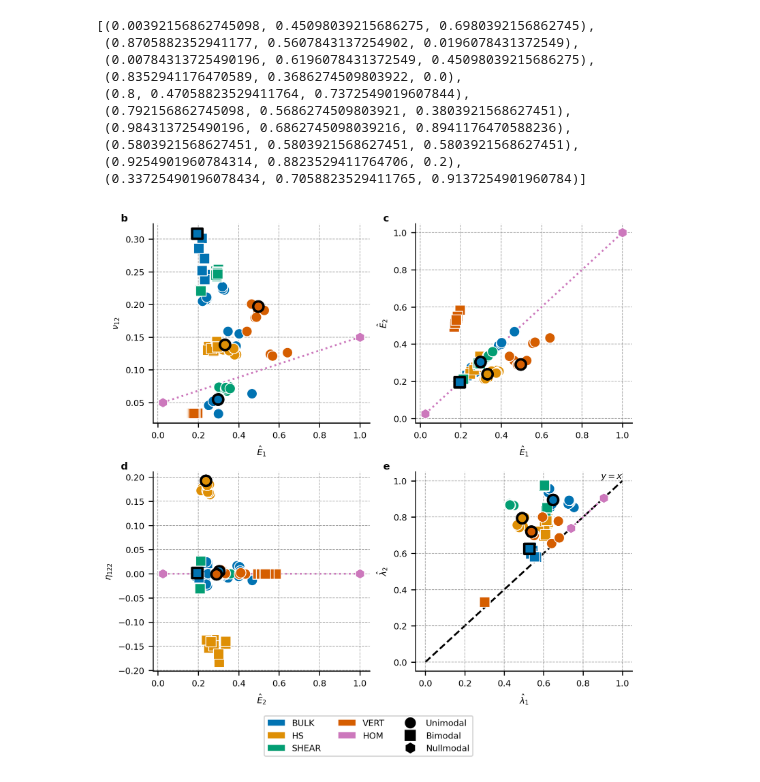
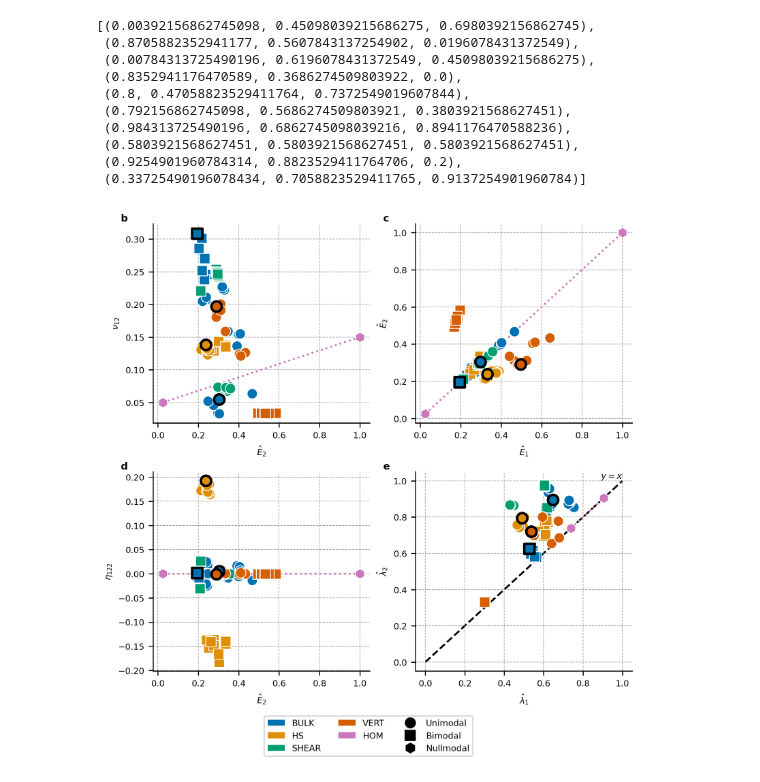
Before and after one commit to TransformativeRoboticsLab/FDE-Metamaterials, a Jupyter notebook: analysis/fig3.ipynb, the cells around one changed output. Cells and saved outputs as stored; diff of their text form; code cells hidden in the pictures.

```diff
--- a/analysis/fig3.ipynb
+++ b/analysis/fig3.ipynb
@@ -129,14 +132,14 @@ kwargs = dict(
 )
 # pairs of x and y keys into the dataframe
 xys = (
-    ('E1', 'nu12'),
+    ('E2', 'nu12'),
     ('E1', 'E2'),
     ('E2', 'eta122'),
     ('Normed_Eigenvalue_0', 'Normed_Eigenvalue_1')
 )
 # actual text we want as axes labels
 xy_labs = (
-    (r'$\hat{E}_1$', r'$\nu_{12}$'),
+    (r'$\hat{E}_2$', r'$\nu_{12}$'),
     (r'$\hat{E}_1$', r'$\hat{E}_2$'),
     (r'$\hat{E}_2$', r'$\eta_{122}$'),
     (r'$\hat{\lambda}_1$', r'$\hat{\lambda}_2$')
@@ -209,31 +212,31 @@ plt.tight_layout(pad=0.5)
 axs[1][1].plot([0, 1], [0, 1], color='k', linestyle='--', zorder=0)
 axs[1][1].text(1, 1, r'$y=x$', fontsize=FONTSIZE,
                verticalalignment='bottom', horizontalalignment='right')
 
 color_legend = [Patch(facecolor=c, label=l)
                 for l, c in
                 zip(df['basis_v'].unique(),
                     sns.color_palette(kwargs['palette'])[:5])]
 
 marker_legend = [Line2D([0], [0],
                         marker=m,
                         color='w',
                         markerfacecolor='k',
                         markersize=10,
                         linestyle='None',
                         label=l)
                  for m, l in
                  zip(kwargs['markers'].values(),
                      ['Unimodal', 'Bimodal', 'Nullmodal'])]
 # dummy legend adds a blank spot to the legend so all the markers are in their own column
 dummy_legend = [Line2D([], [], color='none', label='')]
 
 fig.legend(handles=color_legend + dummy_legend + marker_legend,
            loc='upper center',
            ncol=3,
            bbox_to_anchor=(0.5, 0.0),
            fontsize=FONTSIZE)
 
 fig.savefig('images/fig3.svg', format='svg', bbox_inches='tight')
 # %% [output]
-[figure, old version]
+[figure, new version]
```
Also changed, not shown: parts of 1 cell of this notebook, 2 other files.
